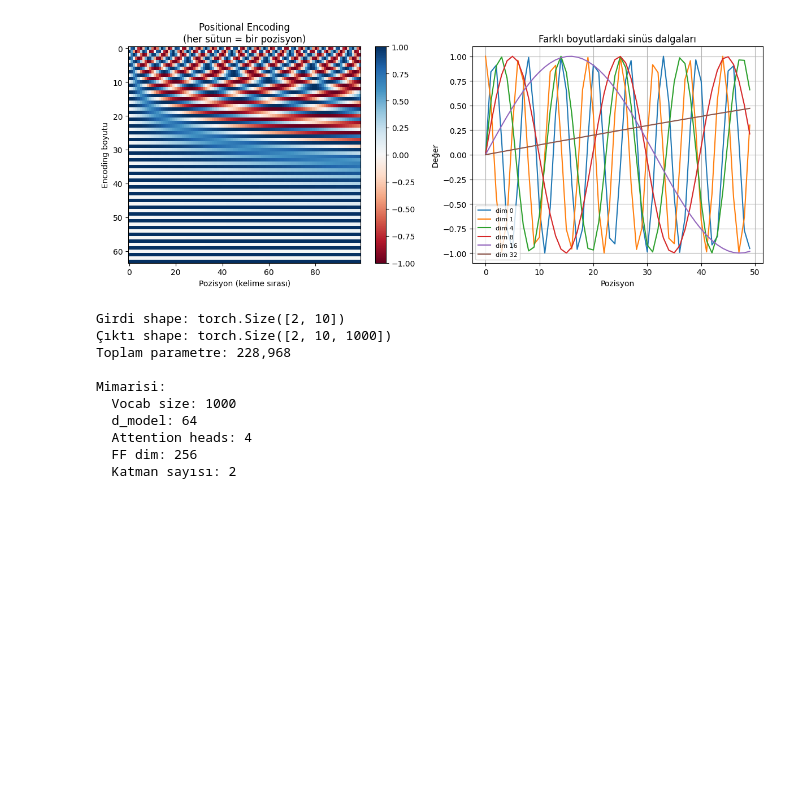
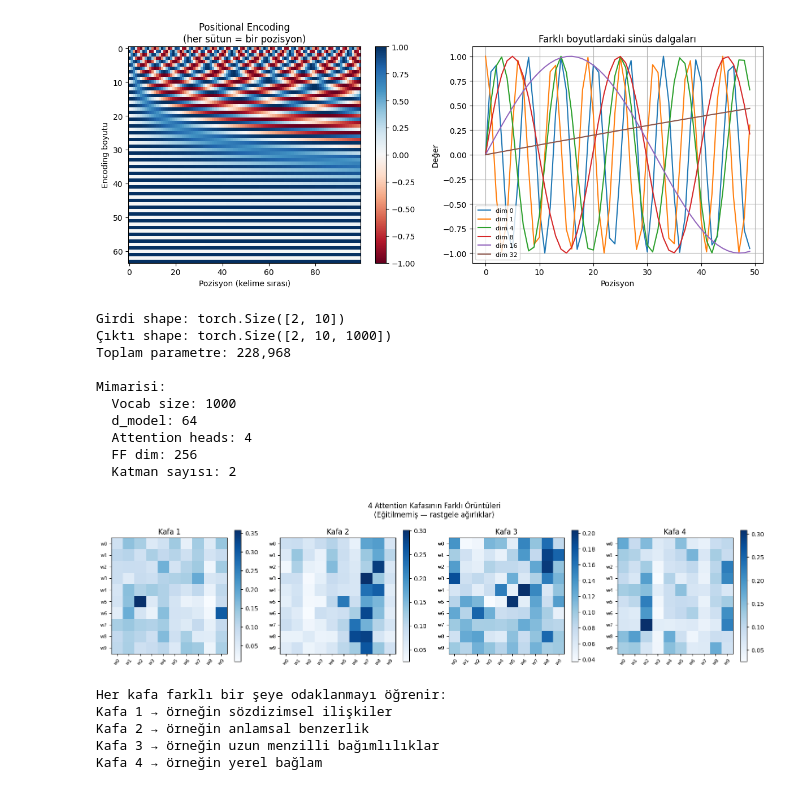
Before and after one commit to safak12/deep-learning-journey, a Jupyter notebook: 07_transformer.ipynb, the cells around one changed output. Drawn from its saved outputs; the diff is of its cells as text; code cells hidden in the pictures; blank space fills up the shorter version.

```diff
--- a/07_transformer.ipynb
+++ b/07_transformer.ipynb
@@ -342,3 +342,35 @@ Mimarisi:
   Attention heads: 4
   FF dim: 256
   Katman sayısı: 2
+# %%
+fig, axes = plt.subplots(1, 4, figsize=(16, 4))
+
+kelimeler = [f"w{i}" for i in range(seq_len)]
+
+for head in range(4):
+    ax = axes[head]
+    # İlk batch, ilk katman, ilgili kafa
+    w = weights[0][0, head].detach().numpy()
+    im = ax.imshow(w, cmap='Blues')
+    ax.set_title(f"Kafa {head+1}")
+    ax.set_xticks(range(seq_len))
+    ax.set_yticks(range(seq_len))
+    ax.set_xticklabels(kelimeler, rotation=45, fontsize=8)
+    ax.set_yticklabels(kelimeler, fontsize=8)
+    plt.colorbar(im, ax=ax)
+
+plt.suptitle("4 Attention Kafasının Farklı Örüntüleri\n(Eğitilmemiş — rastgele ağırlıklar)", fontsize=12)
+plt.tight_layout()
+plt.show()
+print("\nHer kafa farklı bir şeye odaklanmayı öğrenir:")
+print("Kafa 1 → örneğin sözdizimsel ilişkiler")
+print("Kafa 2 → örneğin anlamsal benzerlik")
+print("Kafa 3 → örneğin uzun menzilli bağımlılıklar")
+print("Kafa 4 → örneğin yerel bağlam")
+# %% [output]
+[figure, added]
+Her kafa farklı bir şeye odaklanmayı öğrenir:
+Kafa 1 → örneğin sözdizimsel ilişkiler
+Kafa 2 → örneğin anlamsal benzerlik
+Kafa 3 → örneğin uzun menzilli bağımlılıklar
+Kafa 4 → örneğin yerel bağlam
```
Also changed, not shown: 1 other file.
